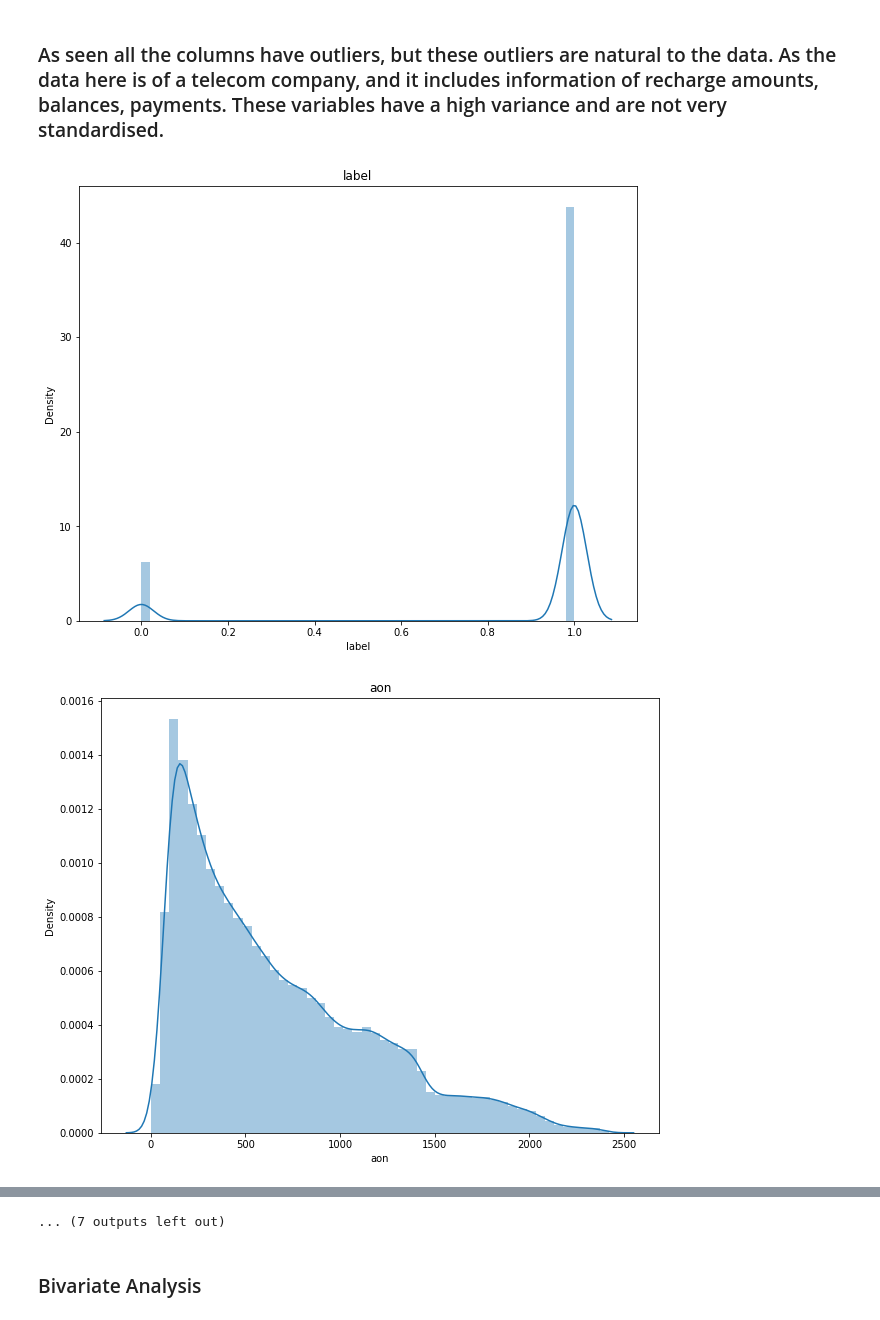
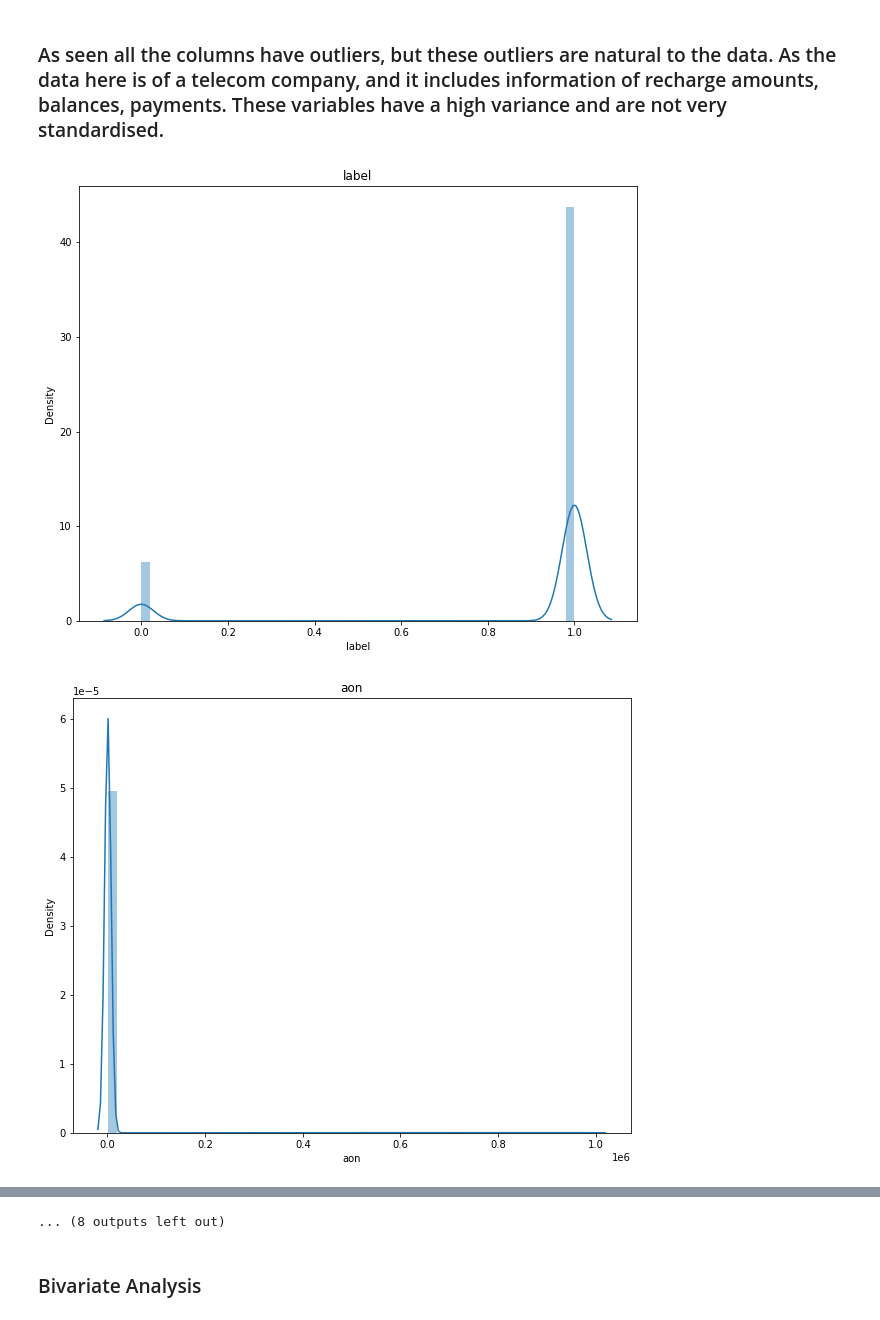
Before and after one commit to amolprabhu/Loan-EMI-Default-Payment-Prediction, a Jupyter notebook: Loan_EMI_Default_Payment_Prediction.ipynb, the cells around one changed output, grey strips where cells are left out. Saved outputs shown, nothing was run; the diff lists cells and outputs as text; code cells hidden in the pictures.

```diff
--- a/Loan_EMI_Default_Payment_Prediction.ipynb
+++ b/Loan_EMI_Default_Payment_Prediction.ipynb
@@ -223,5 +223,5 @@ print(same_data)
 # %%
-# Dataframe with columns about 90 days information
-days_90 = data.drop(cols_30, axis = 1)
+# Dataframe with columns about 30 days information
+days_30 = data.drop(cols_90, axis = 1)
 # %%
 # Head of the dataframe
@@ -286,7 +286,7 @@ UPW    203444
 Name: pcircle, dtype: int64
 # %%
 # Dropping the 'pcircle' column
-days_90.drop(['pcircle','pdate'], axis = 1, inplace = True)
+days_30.drop(['pcircle','pdate'], axis = 1, inplace = True)
 # %% [markdown]
 ### As 'pcircle' consists of only a single type, we can drop the column.
 # %%
@@ -334,19 +334,19 @@ def convert_negative(column):
     return column
 # %%
 # Converting negative values of the columns to positive values
-days_90['aon'] = days_90['aon'].apply(convert_negative)
-days_90['daily_decr90'] = days_90['daily_decr90'].apply(convert_negative)
-days_90['last_rech_date_da'] = days_90['last_rech_date_da'].apply(convert_negative)
-days_90['last_rech_date_ma'] = days_90['last_rech_date_ma'].apply(convert_negative)
+days_30['aon'] = days_30['aon'].apply(convert_negative)
+days_30['daily_decr90'] = days_30['daily_decr30'].apply(convert_negative)
+days_30['last_rech_date_da'] = days_30['last_rech_date_da'].apply(convert_negative)
+days_30['last_rech_date_ma'] = days_30['last_rech_date_ma'].apply(convert_negative)
 # %% [markdown]
 ## 2. Exploratory Data Analysis (EDA)
 # %% [markdown]
 ### Univariate Analysis
 # %%
 # Boxplot of all the columns to check for outliers
-for column in days_90.describe().columns:
+for column in days_30.describe().columns:
   plt.figure(figsize = (10,8))
-  sns.boxplot(days_90[column])
+  sns.boxplot(days_30[column])
   plt.title(column)
   plt.show()
 # %% [output]
@@ -367,11 +367,11 @@ for column in days_90.describe().columns:
 ### As seen all the columns have outliers, but these outliers are natural to the data. As the data here is of a telecom company, and it includes information of recharge amounts, balances, payments. These variables have a high variance and are not very standardised.
 # %%
 # Distribution plot of all the columns
-for column in days_90.columns:
+for column in days_30.columns:
   plt.figure(figsize = (10,8))
-  sns.distplot(days_90[column])
+  sns.distplot(days_30[column])
   plt.title(column)
   plt.show()
 # %% [output]
 [figure]
-[figure, old version]
+[figure, new version]
@@ -388,4 +388,4 @@ for column in days_90.columns:
-... (7 outputs left out)
+... (8 outputs left out)
 # %% [markdown]
 ### Bivariate Analysis
 # %%
```
Also changed, not shown: parts of 41 cells of this notebook.
